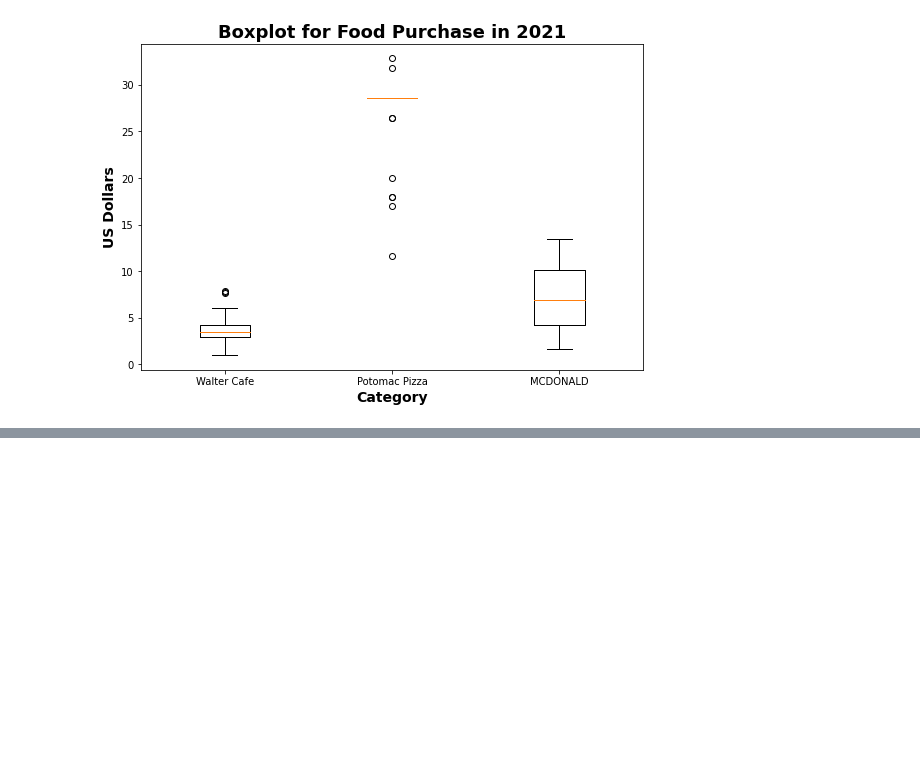
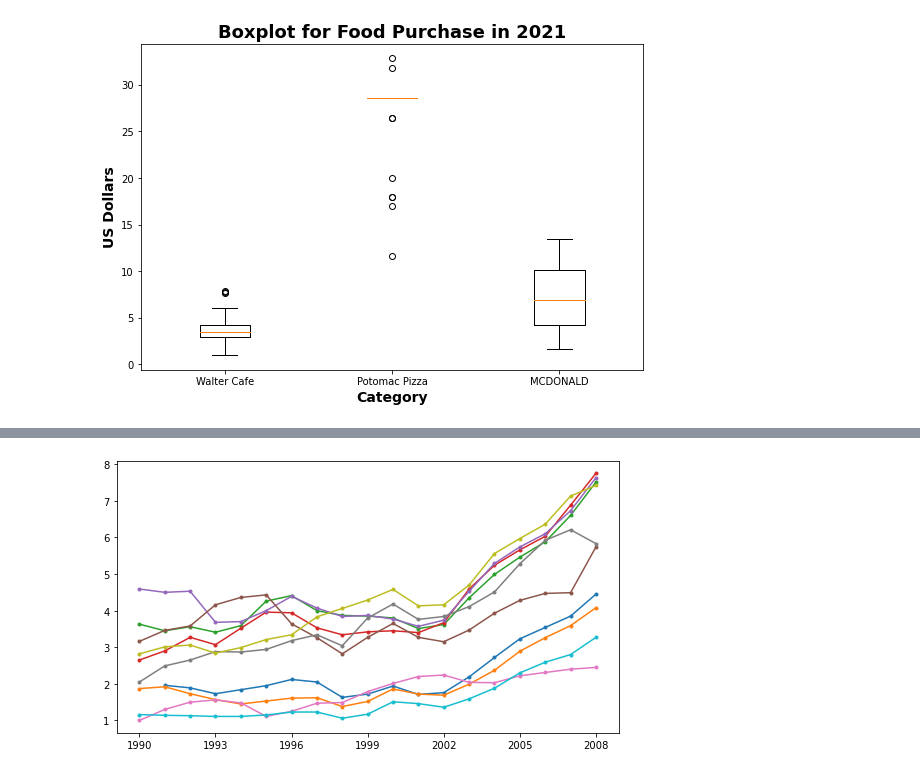
Before and after one commit to Fengshan-yu/practice-with-panda-and-matplotlib, a Jupyter notebook: practice_pandas_matplotlib.ipynb, the cells around one changed output, grey strips where cells are left out. Saved outputs shown, nothing was run; the diff lists cells and outputs as text; code cells hidden in the pictures; blank space fills up the shorter version.

```diff
--- a/practice_pandas_matplotlib.ipynb
+++ b/practice_pandas_matplotlib.ipynb
@@ -93,0 +100,2 @@ plt.show()
+# %%
+df=pd.read_csv("gas_prices.csv")
@@ -93,0 +125,15 @@ plt.show()
+# %%
+plt.figure(figsize=(9,5))
+
+plt.title("Gas Prices in Countir")
+for country in df:
+    if country != "Year":
+        plt.plot(df.Year, df[country], marker=".")
+#plt.plot(df.Year, df.USA,"r.-")
+#plt.plot(df.Year, df.Canada, "b.-")
+plt.xticks(df.Year[::3])
+
+#plt.legend()
+plt.show()
+# %% [output]
+[figure, added]
```
Also changed, not shown: parts of 6 cells of this notebook.
